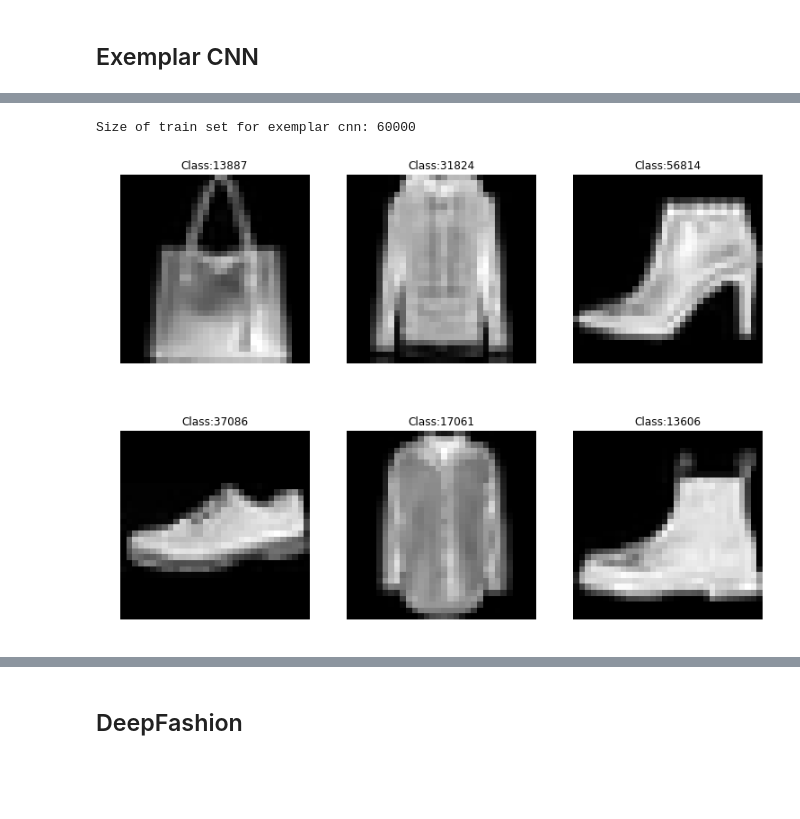
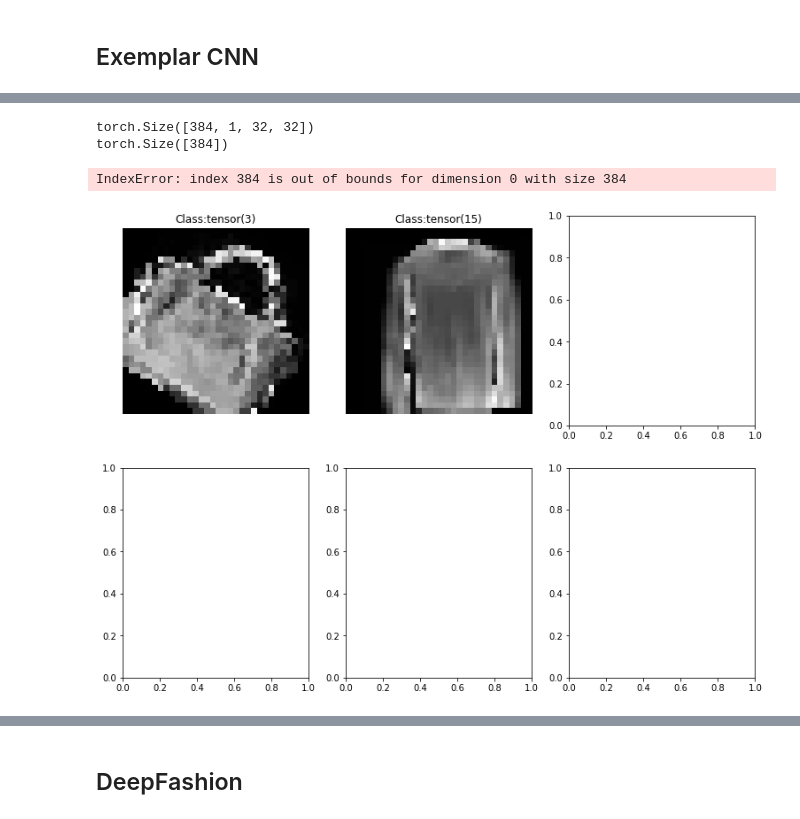
Before and after one commit to Wuschelbueb/AML19-SelfSupervised, a Jupyter notebook: jupyter/Summary.ipynb, the cells around one changed output, grey strips where cells are left out. Cells and saved outputs as stored; diff of their text form; code cells hidden in the pictures; blank space fills up the shorter version.

```diff
--- a/jupyter/Summary.ipynb
+++ b/jupyter/Summary.ipynb
@@ -229,11 +239,10 @@ def random_affine_transformation(image):
     img = transform(image)
     return img
 # %%
-def random_transform(image):
+def transform_image(image, transformation):
+    """Randomly transforms one image."""
     transform = ToPILImage()
-    img = transform(image)
-
-    transformation = randint(0, 5)
+    img = transform(image.cpu())
 
     if transformation == 0:
         return horizontal_flip(img)
@@ -304,13 +258,0 @@ def test_loader_exemplar_cnn():
-# %%
-train_loader = train_loader_exemplar_cnn()
-test_loader = test_loader_exemplar_cnn()
-
-for xs, ys in train_loader:
-    print(xs.size(), ys.size())
-    print(ys)
-    break
-
-for xs, ys in test_loader:
-    print(xs.size(), ys.size())
-    print(ys)
-    break
@@ -330,17 +259,45 @@ tensor([ 0,  1,  2,  3,  4,  5,  6,  7,  8,  9, 10, 11, 12, 13, 14, 15, 16, 17,
 # %%
-from matplotlib import pyplot as plt
-from random import randint
-dataset = train_data_exemplar_cnn()
+for images, labels in train_loader:
+    images = images.to(device)
+    labels = labels.to(device)
 
-f, axes = plt.subplots(2, 3, figsize=(12.8, 9.6))
-axes = [ax for axs in axes for ax in axs]
+    images_transformed = []
+    labes_transformed = []
 
-for i in range(6):
-    index = randint(0, len(dataset))
-    image, label = dataset[index]
-    axes[i].imshow(image[0].view(32, 32), cmap='gray')
-    axes[i].set_title('Class:' + str(label))
-    axes[i].axis('off')
+    for index, img in enumerate(images):
+        transformed_imgs = [
+            transform_image(img, 0),
+            transform_image(img, 1),
+            transform_image(img, 2),
+            transform_image(img, 3),
+            transform_image(img, 4),
+            transform_image(img, 5),
+        ]
+        transformed_labels = torch.LongTensor([index, index, index, index, index, index])
+        stack = torch.stack(transformed_imgs, dim=0)
+
+        images_transformed.append(stack)
+        labes_transformed.append(transformed_labels)
+
+    images = torch.cat(images_transformed, dim=0)
+    labels = torch.cat(labes_transformed, dim=0)
+    print(images.shape)
+    print(labels.shape)
+
+    f, axes = plt.subplots(2, 3, figsize=(12.8, 9.6))
+    axes = [ax for axs in axes for ax in axs]
+
+    for i in range(6):
+        index = randint(0, len(images))
+        image = images[index]
+        label = labels[index]
+        axes[i].imshow(image[0].view(32, 32), cmap='gray')
+        axes[i].set_title('Class:' + str(label))
+        axes[i].axis('off')
+
+    break
 # %% [output]
-Size of train set for exemplar cnn: 60000
+torch.Size([384, 1, 32, 32])
+torch.Size([384])
+IndexError: index 384 is out of bounds for dimension 0 with size 384
-[figure, old version]
+[figure, new version]
```
Also changed, not shown: parts of 74 cells of this notebook, 7 other files.
